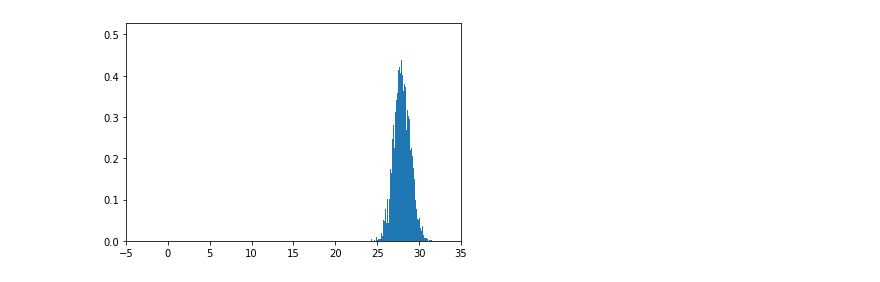
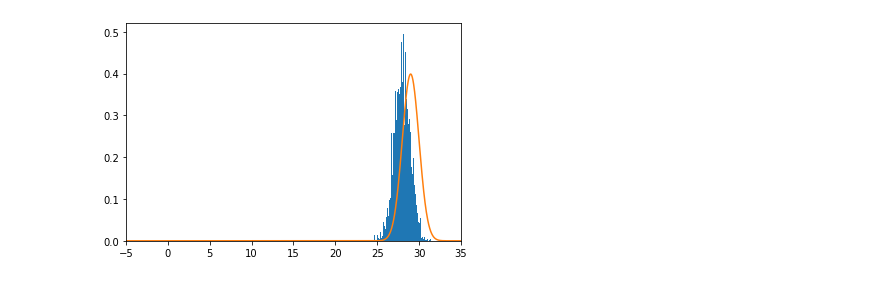
Before and after one commit to ElouanARGOUARCH/SBI, a Jupyter notebook: Test.ipynb, the cells around one changed output. Cells and saved outputs as stored; diff of their text form; code cells hidden in the pictures.

```diff
--- a/Test.ipynb
+++ b/Test.ipynb
@@ -7,18 +7,10 @@ from sequential_sampler import SMCSampler1
 import torch
 from torch.distributions import MultivariateNormal
 # %%
-N = 10000
+N = 50000
 x0 = torch.randn(N,1)
 w0 = torch.ones(N)/N
 T = 30
 target_log_densities = [MultivariateNormal(torch.tensor([float(i)]), torch.eye(1)).log_prob for i in range(T)]
 smc = SMCSampler1(target_log_densities, x0, w0)
+smc.sample()
-# %%
-from IPython.display import clear_output
-import matplotlib.pyplot as plt
-linspace= torch.linspace(-5, 35,1000).unsqueeze(-1)
-for i in range(T):
-    clear_output(wait=True)
-    plt.figure()
-    plt.plot(linspace, torch.exp(target_log_densities[i](linspace)))
-    plt.show()
@@ -29,12 +17,16 @@ smc.sample()
 # %%
-for particle_set in smc.particles:
+from IPython.display import clear_output
+import matplotlib.pyplot as plt
+linspace= torch.linspace(-5, 35,1000).unsqueeze(-1)
+for i,particle_set in enumerate(smc.particles):
     clear_output(wait=True)
     plt.figure()
     plt.hist(particle_set.detach().numpy(), bins= 100, density = True)
+    plt.plot(linspace, torch.exp(target_log_densities[i](linspace)))
     plt.xlim((-5,35))
     plt.show()
 # %% [output]
-[figure, old version]
+[figure, new version]
 # %%
 from targets.variational_inference_target import *
 # %%
```
Also changed, not shown: parts of 8 cells of this notebook, 3 other files.
